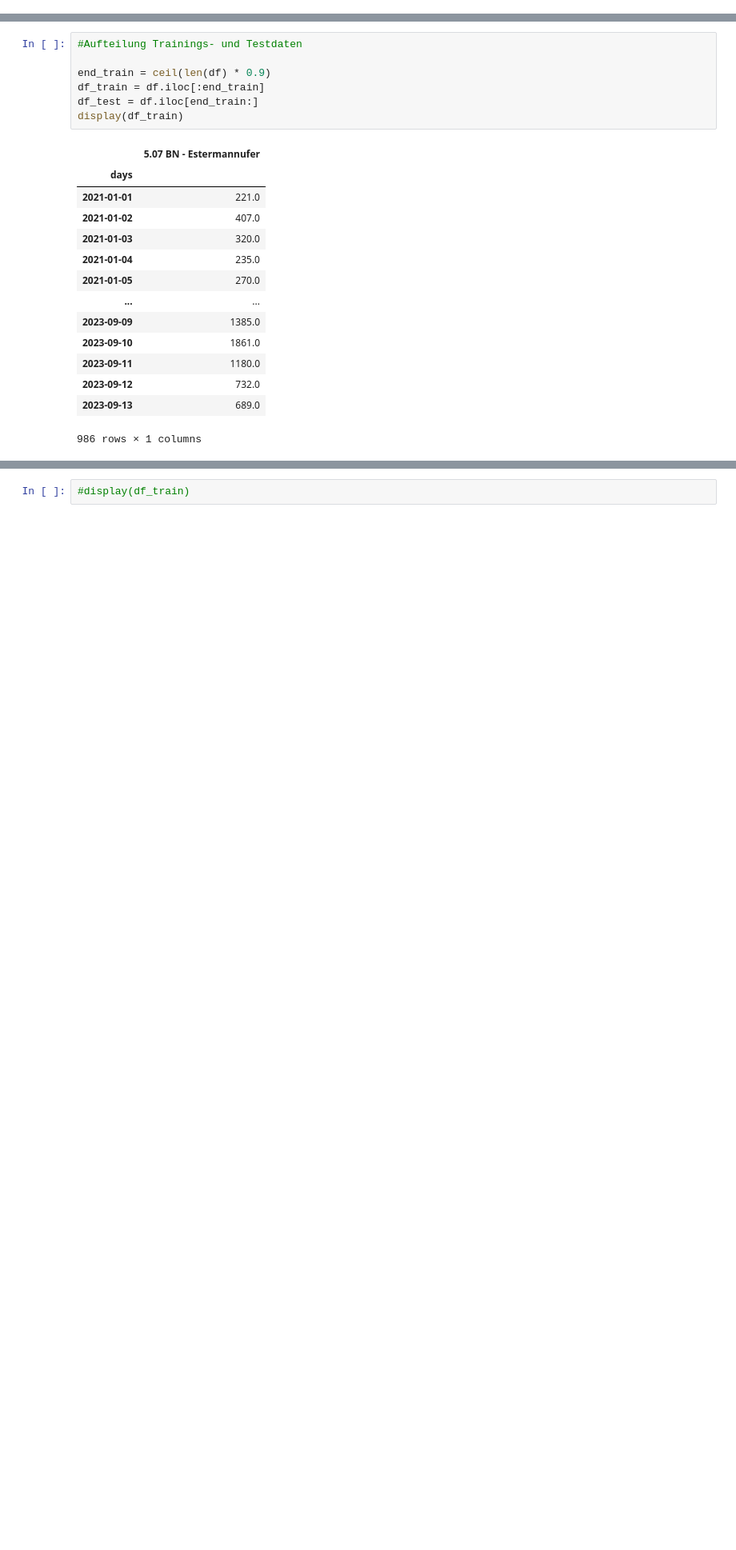
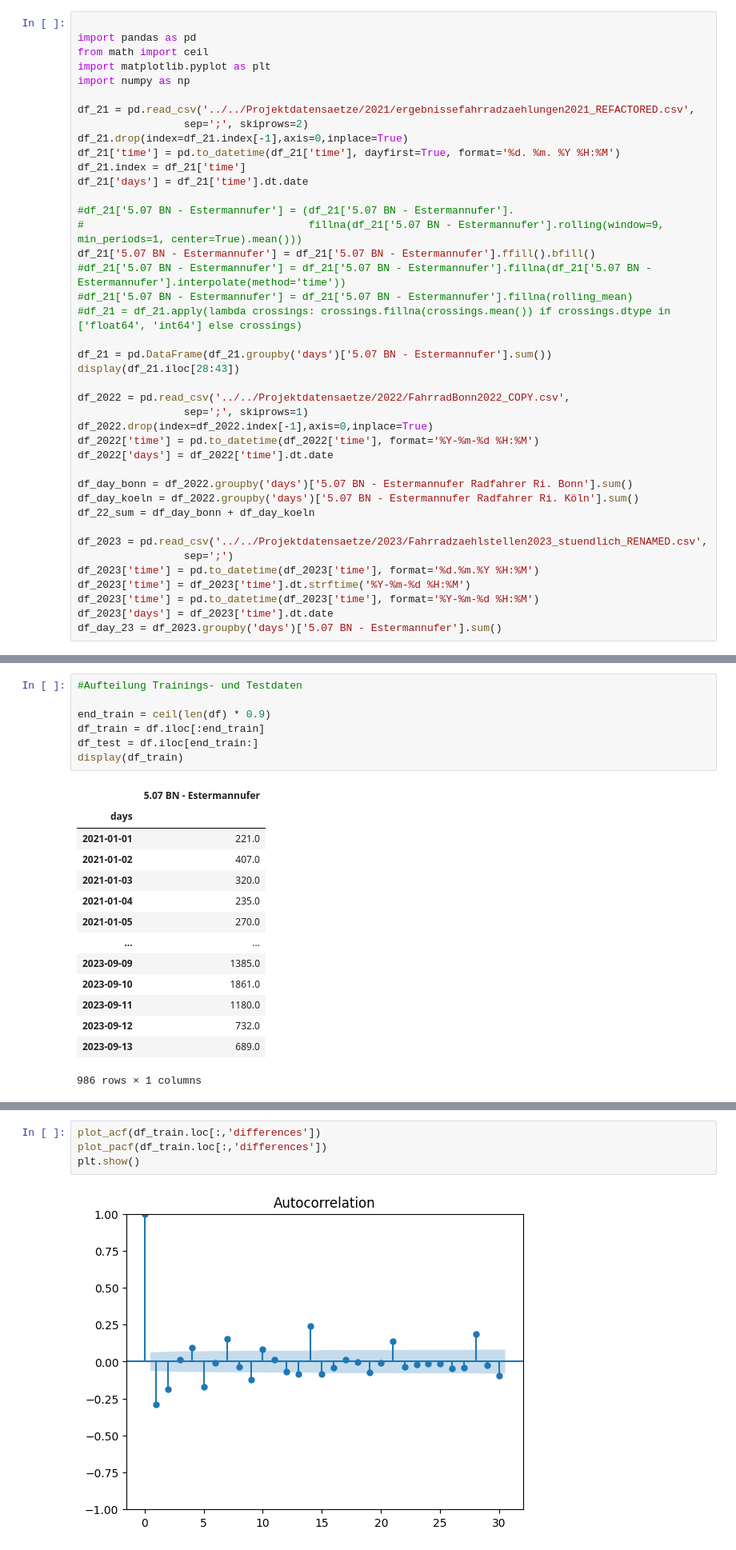
Before and after one commit to wooloflettuce/bonn-bike-count, a Jupyter notebook: ARIMA/Estermannufer/jaehrlich.ipynb, the cells around one changed output, grey strips where cells are left out. Shown at 80% size. Drawn from its saved outputs; the diff is of its cells as text; blank space fills up the shorter version.

```diff
--- a/ARIMA/Estermannufer/jaehrlich.ipynb
+++ b/ARIMA/Estermannufer/jaehrlich.ipynb
@@ -61,0 +1,41 @@ df_day_23 = df_2023.groupby('days')['5.07 BN - Estermannufer'].sum()
+# %%
+
+import pandas as pd
+from math import ceil
+import matplotlib.pyplot as plt
+import numpy as np
+
+df_21 = pd.read_csv('../../Projektdatensaetze/2021/ergebnissefahrradzaehlungen2021_REFACTORED.csv',
+                 sep=';', skiprows=2)
+df_21.drop(index=df_21.index[-1],axis=0,inplace=True)
+df_21['time'] = pd.to_datetime(df_21['time'], dayfirst=True, format='%d. %m. %Y %H:%M')
+df_21.index = df_21['time']
+df_21['days'] = df_21['time'].dt.date
+
+#df_21['5.07 BN - Estermannufer'] = (df_21['5.07 BN - Estermannufer'].
+#                                    fillna(df_21['5.07 BN - Estermannufer'].rolling(window=9, min_periods=1, center=True).mean()))
+df_21['5.07 BN - Estermannufer'] = df_21['5.07 BN - Estermannufer'].ffill().bfill()
+#df_21['5.07 BN - Estermannufer'] = df_21['5.07 BN - Estermannufer'].fillna(df_21['5.07 BN - Estermannufer'].interpolate(method='time'))
+#df_21['5.07 BN - Estermannufer'] = df_21['5.07 BN - Estermannufer'].fillna(rolling_mean)
+#df_21 = df_21.apply(lambda crossings: crossings.fillna(crossings.mean()) if crossings.dtype in ['float64', 'int64'] else crossings)
+
+df_21 = pd.DataFrame(df_21.groupby('days')['5.07 BN - Estermannufer'].sum())
+display(df_21.iloc[28:43])
+
+df_2022 = pd.read_csv('../../Projektdatensaetze/2022/FahrradBonn2022_COPY.csv',
+                 sep=';', skiprows=1)
+df_2022.drop(index=df_2022.index[-1],axis=0,inplace=True)
+df_2022['time'] = pd.to_datetime(df_2022['time'], format='%Y-%m-%d %H:%M')
+df_2022['days'] = df_2022['time'].dt.date
+
+df_day_bonn = df_2022.groupby('days')['5.07 BN - Estermannufer Radfahrer Ri. Bonn'].sum()
+df_day_koeln = df_2022.groupby('days')['5.07 BN - Estermannufer Radfahrer Ri. Köln'].sum()
+df_22_sum = df_day_bonn + df_day_koeln
+
+df_2023 = pd.read_csv('../../Projektdatensaetze/2023/Fahrradzaehlstellen2023_stuendlich_RENAMED.csv',
+                 sep=';')
+df_2023['time'] = pd.to_datetime(df_2023['time'], format='%d.%m.%Y %H:%M')
+df_2023['time'] = df_2023['time'].dt.strftime('%Y-%m-%d %H:%M')
+df_2023['time'] = pd.to_datetime(df_2023['time'], format='%Y-%m-%d %H:%M')
+df_2023['days'] = df_2023['time'].dt.date
+df_day_23 = df_2023.groupby('days')['5.07 BN - Estermannufer'].sum()
@@ -140,2 +143,6 @@ P-value = 0.0000
 # %%
-#display(df_train)
+plot_acf(df_train.loc[:,'differences'])
+plot_pacf(df_train.loc[:,'differences'])
+plt.show()
+# %% [output]
+[figure, added]
```
Also changed, not shown: parts of 19 cells of this notebook, 1 other file.
